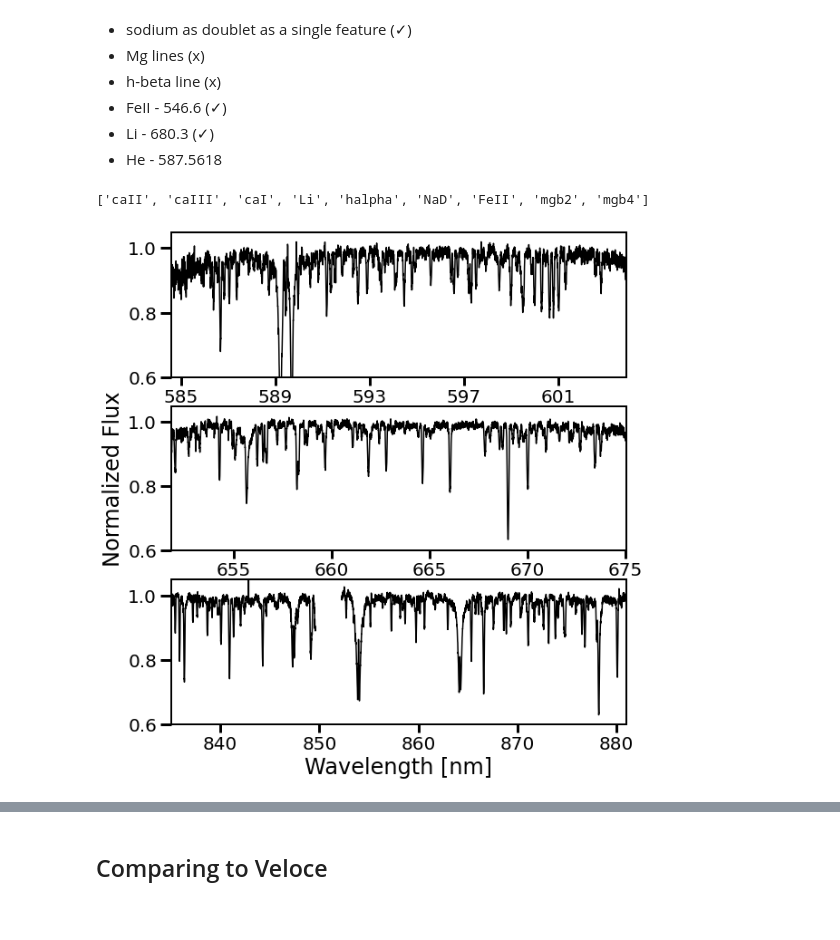
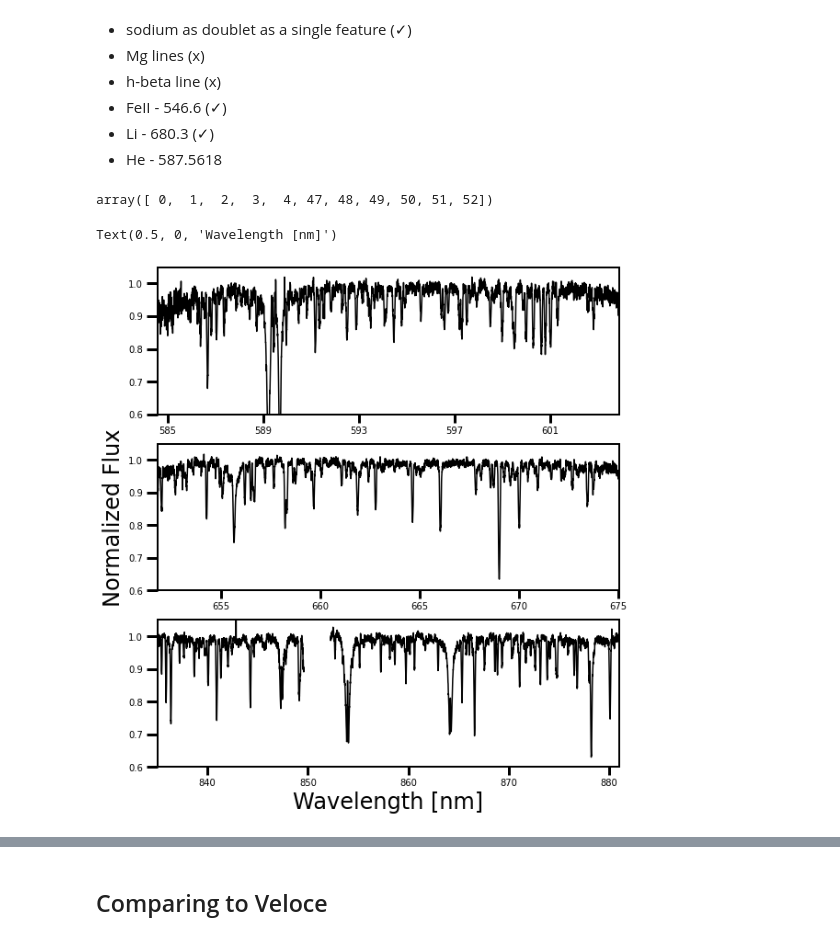
Before and after one commit to afeinstein20/doppler_tomography, a Jupyter notebook: notebooks/careful_line_extraction.ipynb, the cells around one changed output, grey strips where cells are left out. Drawn from its saved outputs; the diff is of its cells as text; code cells hidden in the pictures.

```diff
--- a/notebooks/careful_line_extraction.ipynb
+++ b/notebooks/careful_line_extraction.ipynb
@@ -72,11 +109,11 @@ planet_d_t0 = 2458845.803649# - 2400000
 # %%
 fitsfiles = np.sort([os.path.join(datadir, i) for i in os.listdir(datadir)
                      if i.endswith('.fits')])
-TIME = np.zeros(len(fitsfiles))
+#TIME = np.zeros(len(fitsfiles))
 
 for i in range(len(fitsfiles)):
     hdu = fits.open(fitsfiles[i])
-    TIME[i] = hdu[0].header['MJDATE']
+#    TIME[i] = hdu[0].header['MJDATE']
     hdu.close()
 
-len(TIME), planet_c_t0+planet_c_per*3-planet_c_dur/2
+#len(TIME), planet_c_t0+planet_c_per*3-planet_c_dur/2
@@ -198,42 +243,44 @@ def measure_excess(wavelength, spectra, params, tab):
 - FeII - 546.6 (✓)
 - Li - 680.3 (✓)
 - He - 587.5618
-# %%
-list(wavelengths.keys())
-# %% [output]
-['caII', 'caIII', 'caI', 'Li', 'halpha', 'NaD', 'FeII', 'mgb2', 'mgb4']
+# %%
+out_args = np.where(np.isnan(yphase)==True)[0]
+out_args
+# %% [output]
+array([ 0,  1,  2,  3,  4, 47, 48, 49, 50, 51, 52])
 # %%
 fig, (ax1, ax2, ax3) = plt.subplots(nrows=3, ncols=1, figsize=(9,10),
                                     sharey=True)
 
 hind = 20
 ax2.plot(wavelengths['halpha'][hind], spectra['halpha'][hind], 'k')
 ax2.set_xlim(wavelengths['halpha'][hind][10], wavelengths['halpha'][hind][-10])
 
 ax3.plot(wavelengths['caII'][15][10:], spectra['caII'][15][10:], 'k')
 
 ax3.plot(wavelengths['caI'][15], spectra['caI'][15], 'k')
 ax3.set_xlim(835,881)
 
 
 nind = 51
 q = spectra['NaD'][nind] < 1.02
 ax1.plot(wavelengths['NaD'][nind][q], spectra['NaD'][nind][q], 'k')
 ax1.set_xlim(wavelengths['NaD'][nind][10], wavelengths['NaD'][nind][-10])
 ax1.set_xticks(np.arange(585, 603, 4))
 
 plt.ylim(0.6,1.05)
 plt.subplots_adjust(wspace=0.1)
 
 ax2.set_ylabel('Normalized Flux', fontsize=24)
 ax3.set_xlabel('Wavelength [nm]', fontsize=24)
 
-plt.savefig(os.path.join('/Users/arcticfox/Documents/atmospheres/v1298tau/figures/',
-                         'example_spectra.pdf'),
-            rasterize=True, bbox_inches='tight',
-            dpi=300)
+#plt.savefig(os.path.join('/Users/arcticfox/Documents/atmospheres/v1298tau/figures/',
+#                         'example_spectra.pdf'),
+#            rasterize=True, bbox_inches='tight',
+#            dpi=300)
 # %% [output]
+Text(0.5, 0, 'Wavelength [nm]')
-[figure, old version]
+[figure, new version]
 # %%
 l = 3
 offsets = [[0.55,0.4],
```
Also changed, not shown: parts of 85 cells of this notebook, 3 other files.
